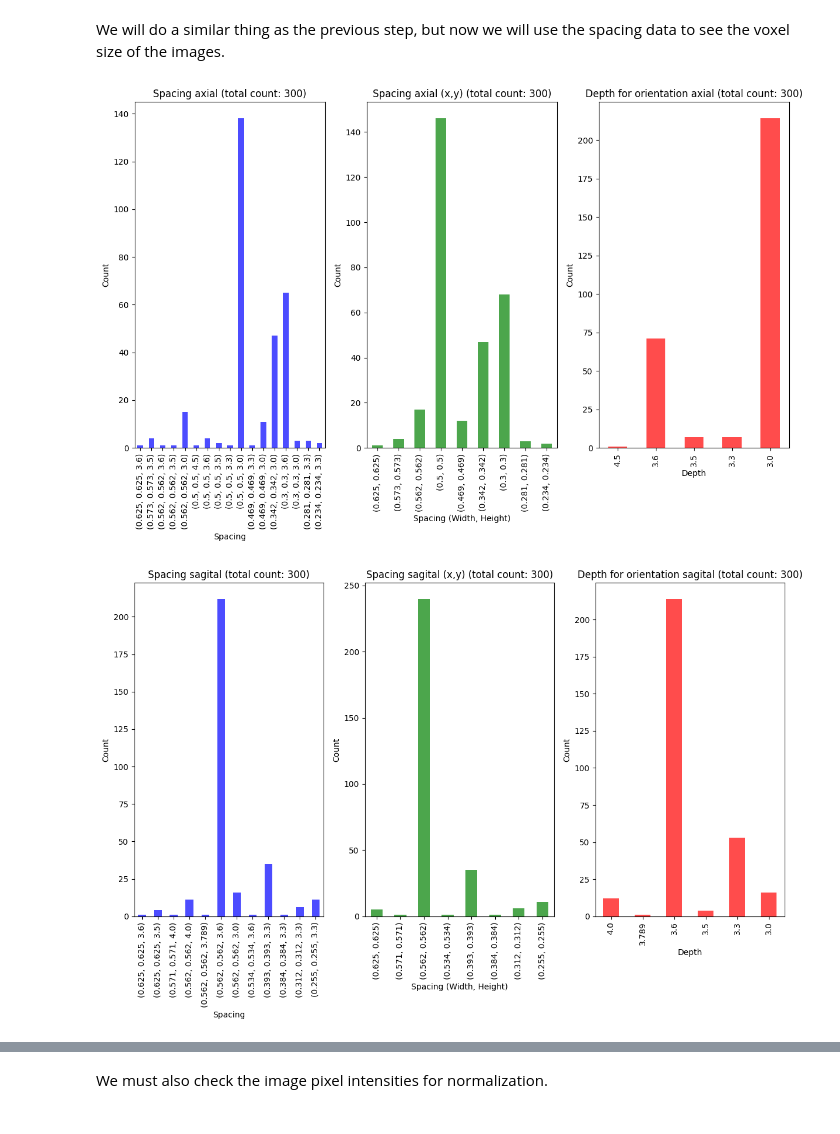
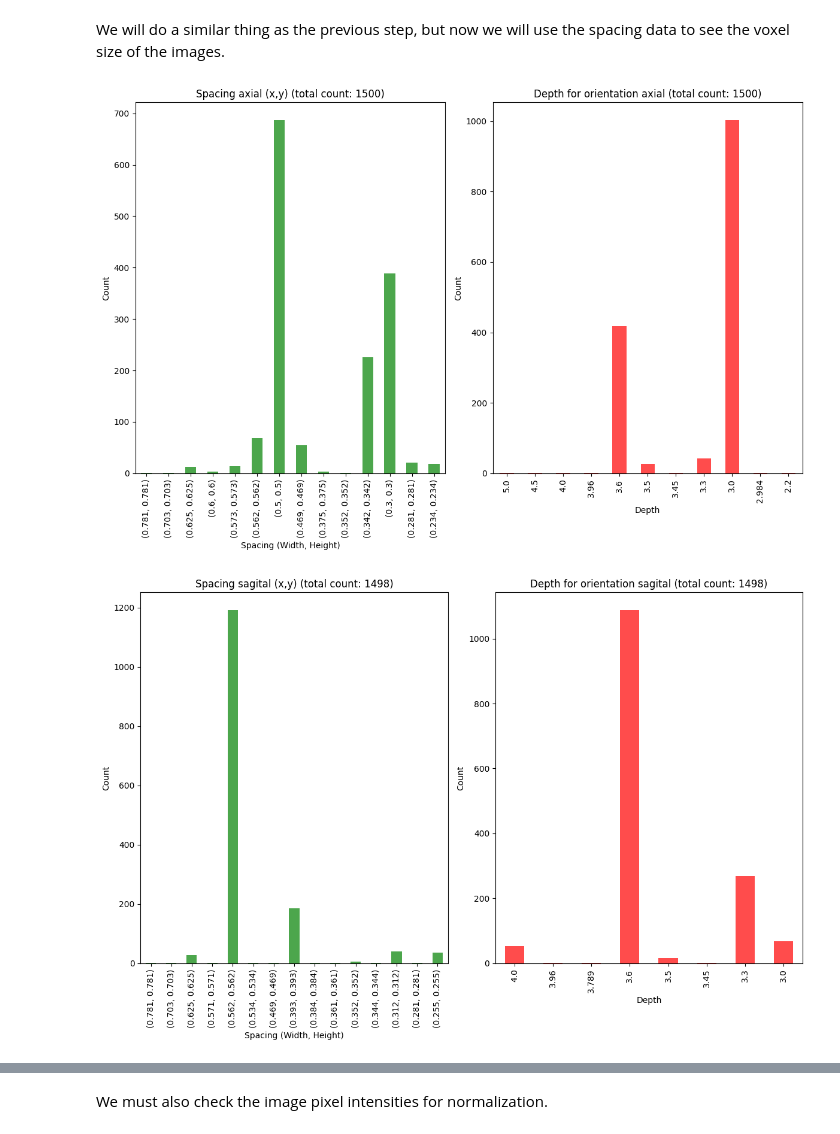
Before and after one commit to usbt0p/mri-prostate-segmentation-deeplearning, a Jupyter notebook: exploratoryAnalysis/explore_picai.ipynb, the cells around one changed output, grey strips where cells are left out. Saved outputs shown, nothing was run; the diff lists cells and outputs as text; code cells hidden in the pictures.

```diff
--- a/exploratoryAnalysis/explore_picai.ipynb
+++ b/exploratoryAnalysis/explore_picai.ipynb
@@ -198,8 +198,12 @@ analyzer.regex = "(.*_t2w.mha$)|(.*_sag.mha$)|(.*_cor.mha$)"
 res = analyzer.collect_metadata_to_dataframe("picai_folds/picai_images_fold0/10189")
 print(res)
 
+df = []
 start = perf_counter()
-df = analyzer.collect_metadata_from_subdirs("picai_folds/picai_images_fold0")
+for i in range(5):
+    df.append(analyzer.collect_metadata_from_subdirs(f"picai_folds/picai_images_fold{i}"))
+# join the dataframes
+df = pd.concat(df, ignore_index=True)
 print(perf_counter() - start, "seconds")
 df
 # %% [output]
@@ -256,7 +282,7 @@ for orientation, value in orientations.items():
     orientation_df = df[df['orientation'] == orientation]
 
     # Obtener el conteo de dim_size y ordenarlo
-    dim_sizes = orientation_df['dim_size'].value_counts().sort_index(ascending=False)
+    #dim_sizes = orientation_df['dim_size'].value_counts().sort_index(ascending=False)
 
     # Agrupar por resolución (ancho, alto) ignorando la profundidad
     resolution_counts = (
@@ -266,15 +292,17 @@ for orientation, value in orientations.items():
         .sort_index(ascending=False)
     )
 
+    depth_counts = orientation_df['dim_size'].apply(lambda x: x[2]).value_counts().sort_index(ascending=False)
+
     # Crear dos gráficos separados
     fig, (ax1, ax2) = plt.subplots(1, 2, figsize=(12, 6))  # Dos gráficos lado a lado
 
-    # Primer gráfico: dim_size
-    dim_sizes.plot(kind='bar', ax=ax1, color='blue', alpha=0.7)
-    ax1.set_title(f"Dim sizes for orientation {value} (total count: {dim_sizes.sum()})")
-    ax1.set_xlabel("Dim Size")
+    # Primer gráfico: depth
+    depth_counts.plot(kind='bar', ax=ax1, color='blue', alpha=0.7)
+    ax1.set_title(f"Depths for orientation {value} (total count: {depth_counts.sum()})")
+    ax1.set_xlabel("Depth")
     ax1.set_ylabel("Count")
-    ax1.tick_params(axis='x', rotation=90)
+    ax1.tick_params(axis='x', rotation=90, labelsize=8)
 
     # Segundo gráfico: resolución (ancho, alto)
     resolution_counts.plot(kind='bar', ax=ax2, color='green', alpha=0.7)
@@ -300,48 +328,48 @@ for orientation, value in orientations.items():
     dim_sizes = orientation_df['spacing'].value_counts().sort_index(ascending=False)
 
     # Agrupar por resolución (ancho, alto) ignorando la profundidad
     resolution_counts = (
         orientation_df['spacing']
         .apply(lambda x: (x[0], x[1]))  # Extraer solo (ancho, alto)
         .value_counts()
         .sort_index(ascending=False)
     )
 
     # agrupar por la profundidad de la imagen
     depth_counts = (
         orientation_df['spacing']
         .apply(lambda x: (x[2]))  # Extraer solo la profundidad
         .value_counts()
         .sort_index(ascending=False)
     )
 
 
     # Crear dos gráficos separados
-    fig, (ax1, ax2, ax3) = plt.subplots(1, 3, figsize=(12, 8))  # Dos gráficos lado a lado
+    fig, (ax1, ax2) = plt.subplots(1, 2, figsize=(12, 8))  # Dos gráficos lado a lado
 
-    # Primer gráfico: dim_size
-    dim_sizes.plot(kind='bar', ax=ax1, color='blue', alpha=0.7)
-    ax1.set_title(f"Spacing {value} (total count: {dim_sizes.sum()})")
-    ax1.set_xlabel("Spacing")
+    # # Primer gráfico: dim_size
+    # dim_sizes.plot(kind='bar', ax=ax1, color='blue', alpha=0.7)
+    # ax1.set_title(f"Spacing {value} (total count: {dim_sizes.sum()})")
+    # ax1.set_xlabel("Spacing")
+    # ax1.set_ylabel("Count")
+    # ax1.tick_params(axis='x', rotation=90, labelsize=8)
+
+    # Segundo gráfico: resolución (ancho, alto)
+    resolution_counts.plot(kind='bar', ax=ax1, color='green', alpha=0.7)
+    ax1.set_title(f"Spacing {value} (x,y) (total count: {resolution_counts.sum()})")
+    ax1.set_xlabel("Spacing (Width, Height)")
     ax1.set_ylabel("Count")
     ax1.tick_params(axis='x', rotation=90)
 
-    # Segundo gráfico: resolución (ancho, alto)
-    resolution_counts.plot(kind='bar', ax=ax2, color='green', alpha=0.7)
-    ax2.set_title(f"Spacing {value} (x,y) (total count: {resolution_counts.sum()})")
-    ax2.set_xlabel("Spacing (Width, Height)")
+    # Tercer gráfico: profundidad
+    depth_counts.plot(kind='bar', ax=ax2, color='red', alpha=0.7)
+    ax2.set_title(f"Depth for orientation {value} (total count: {depth_counts.sum()})")
+    ax2.set_xlabel("Depth")
     ax2.set_ylabel("Count")
     ax2.tick_params(axis='x', rotation=90)
 
-    # Tercer gráfico: profundidad
-    depth_counts.plot(kind='bar', ax=ax3, color='red', alpha=0.7)
-    ax3.set_title(f"Depth for orientation {value} (total count: {depth_counts.sum()})")
-    ax3.set_xlabel("Depth")
-    ax3.set_ylabel("Count")
-    ax3.tick_params(axis='x', rotation=90)
-
     plt.tight_layout()  # Ajustar el diseño para evitar solapamientos
     plt.show()
 # %% [output]
-[figure, old version]
+[figure, new version]
-[figure, old version]
+[figure, new version]
```
Also changed, not shown: parts of 20 cells of this notebook, 2 other files.
